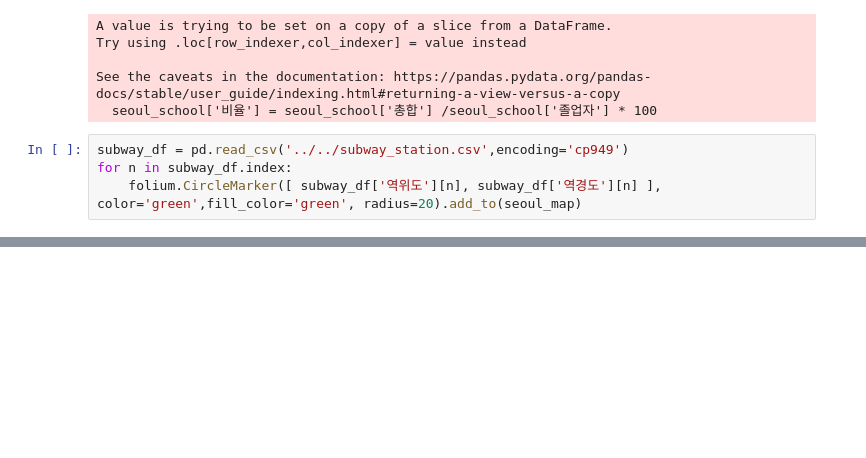
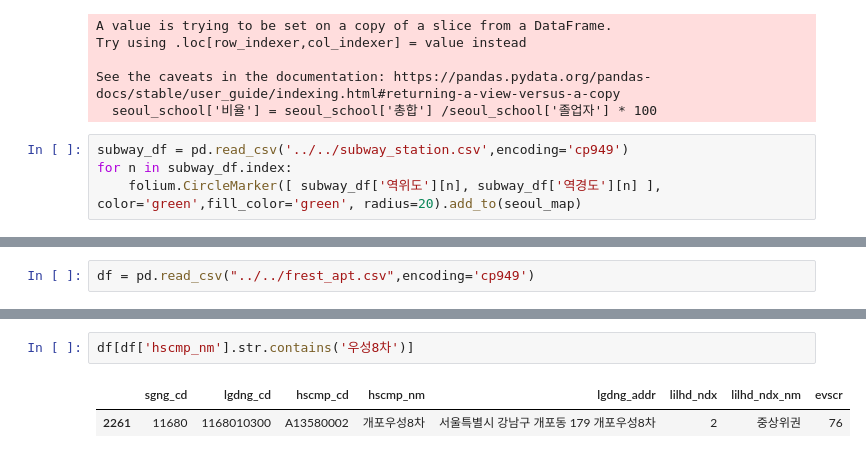
Before and after one commit to ljae/Moon, a Jupyter notebook: _ipynbs/Real_estate.ipynb, the cells around one changed output, grey strips where cells are left out. Drawn from its saved outputs; the diff is of its cells as text; blank space fills up the shorter version.

```diff
--- a/_ipynbs/Real_estate.ipynb
+++ b/_ipynbs/Real_estate.ipynb
@@ -120,3 +120,5 @@ for n in subway_df.index:
 seoul_map
 # %% [output]
 [interactive output not drawn]
+# %%
+df = pd.read_csv("../../frest_apt.csv",encoding='cp949')
@@ -122,0 +139,5 @@ seoul_map
+# %%
+df[df['hscmp_nm'].str.contains('우성8차')]
+# %% [output]
+|  | sgng_cd | lgdng_cd | hscmp_cd | hscmp_nm | lgdng_addr | lilhd_ndx | lilhd_ndx_nm | evscr |
+| 2261 | 11680 | 1168010300 | A13580002 | 개포우성8차 | 서울특별시 강남구 개포동 179 개포우성8차 | 2 | 중상위권 | 76 |
```
Also changed, not shown: parts of 1 cell of this notebook, 4 other files.
